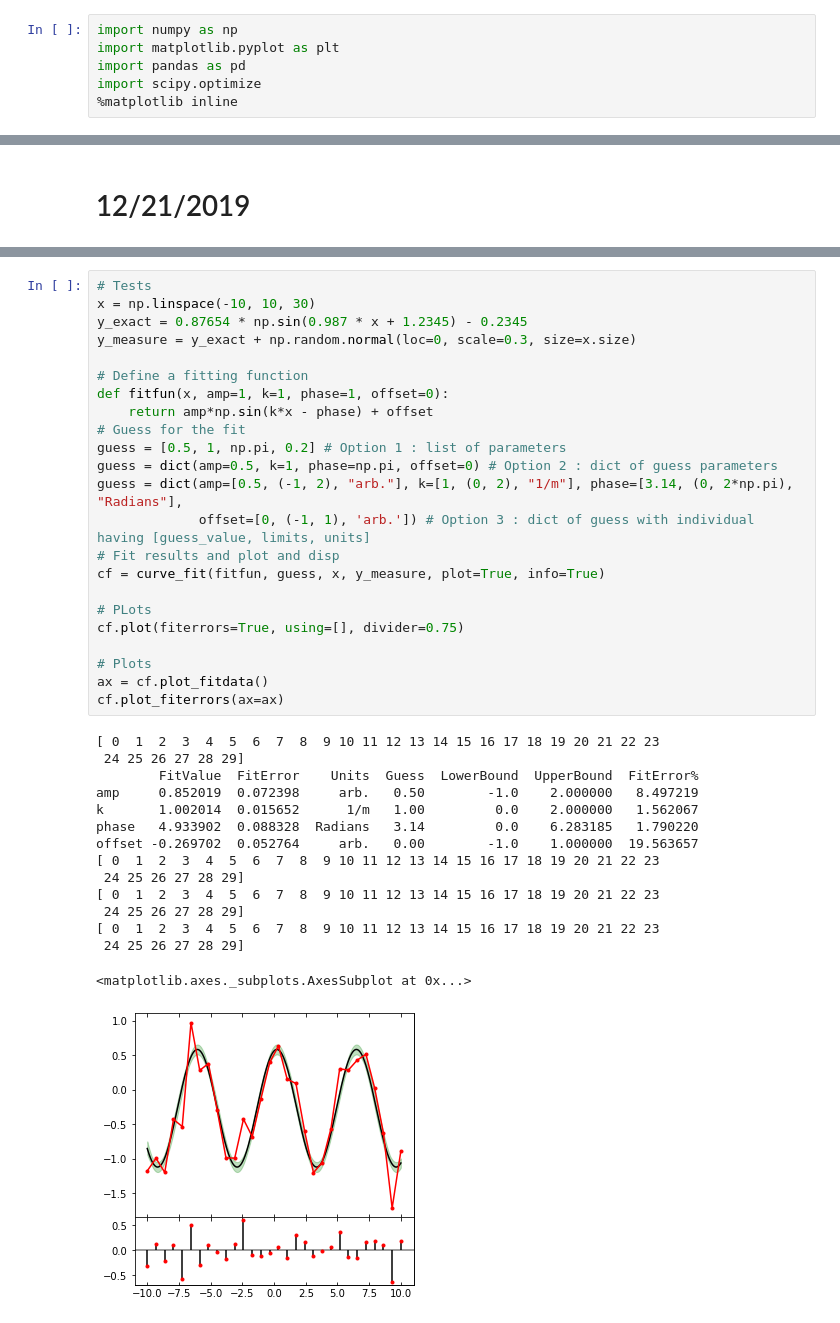
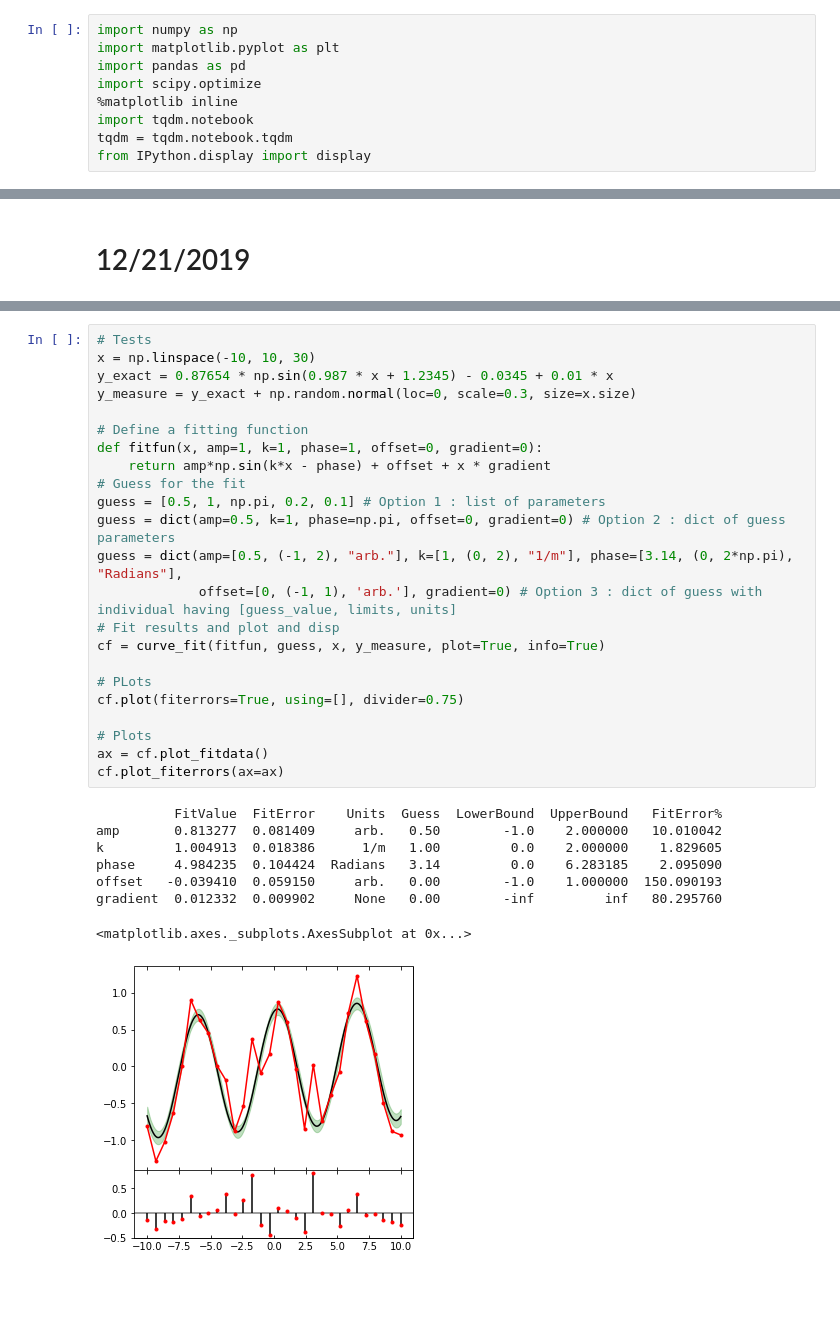
Before and after one commit to ranchop/therpy, a Jupyter notebook: notebooks/Development/curve_fit.ipynb, the cells around one changed output, grey strips where cells are left out. Saved outputs shown, nothing was run; the diff lists cells and outputs as text; blank space fills up the shorter version.

```diff
--- a/notebooks/Development/curve_fit.ipynb
+++ b/notebooks/Development/curve_fit.ipynb
@@ -4,6 +4,9 @@ import matplotlib.pyplot as plt
 import pandas as pd
 import scipy.optimize
 %matplotlib inline
+import tqdm.notebook
+tqdm = tqdm.notebook.tqdm
+from IPython.display import display
 # %%
 import therpy as tp
 divide_axes = tp.divide_axes
@@ -441,39 +507,32 @@ class curve_fit:
 # %%
 # Tests
 x = np.linspace(-10, 10, 30)
-y_exact = 0.87654 * np.sin(0.987 * x + 1.2345) - 0.2345
+y_exact = 0.87654 * np.sin(0.987 * x + 1.2345) - 0.0345 + 0.01 * x
 y_measure = y_exact + np.random.normal(loc=0, scale=0.3, size=x.size)
 
 # Define a fitting function
-def fitfun(x, amp=1, k=1, phase=1, offset=0):
-    return amp*np.sin(k*x - phase) + offset
+def fitfun(x, amp=1, k=1, phase=1, offset=0, gradient=0):
+    return amp*np.sin(k*x - phase) + offset + x * gradient
 # Guess for the fit
-guess = [0.5, 1, np.pi, 0.2] # Option 1 : list of parameters
-guess = dict(amp=0.5, k=1, phase=np.pi, offset=0) # Option 2 : dict of guess parameters
+guess = [0.5, 1, np.pi, 0.2, 0.1] # Option 1 : list of parameters
+guess = dict(amp=0.5, k=1, phase=np.pi, offset=0, gradient=0) # Option 2 : dict of guess parameters
 guess = dict(amp=[0.5, (-1, 2), "arb."], k=[1, (0, 2), "1/m"], phase=[3.14, (0, 2*np.pi), "Radians"],
-             offset=[0, (-1, 1), 'arb.']) # Option 3 : dict of guess with individual having [guess_value, limits, units]
+             offset=[0, (-1, 1), 'arb.'], gradient=0) # Option 3 : dict of guess with individual having [guess_value, limits, units]
 # Fit results and plot and disp
 cf = curve_fit(fitfun, guess, x, y_measure, plot=True, info=True)
 
 # PLots
 cf.plot(fiterrors=True, using=[], divider=0.75)
 
 # Plots
 ax = cf.plot_fitdata()
 cf.plot_fiterrors(ax=ax)
 # %% [output]
-[ 0  1  2  3  4  5  6  7  8  9 10 11 12 13 14 15 16 17 18 19 20 21 22 23
- 24 25 26 27 28 29]
-        FitValue  FitError    Units  Guess  LowerBound  UpperBound  FitError%
-amp     0.852019  0.072398     arb.   0.50        -1.0    2.000000   8.497219
-k       1.002014  0.015652      1/m   1.00         0.0    2.000000   1.562067
-phase   4.933902  0.088328  Radians   3.14         0.0    6.283185   1.790220
-offset -0.269702  0.052764     arb.   0.00        -1.0    1.000000  19.563657
-[ 0  1  2  3  4  5  6  7  8  9 10 11 12 13 14 15 16 17 18 19 20 21 22 23
- 24 25 26 27 28 29]
-[ 0  1  2  3  4  5  6  7  8  9 10 11 12 13 14 15 16 17 18 19 20 21 22 23
- 24 25 26 27 28 29]
-[ 0  1  2  3  4  5  6  7  8  9 10 11 12 13 14 15 16 17 18 19 20 21 22 23
- 24 25 26 27 28 29]
+          FitValue  FitError    Units  Guess  LowerBound  UpperBound   FitError%
+amp       0.813277  0.081409     arb.   0.50        -1.0    2.000000   10.010042
+k         1.004913  0.018386      1/m   1.00         0.0    2.000000    1.829605
+phase     4.984235  0.104424  Radians   3.14         0.0    6.283185    2.095090
+offset   -0.039410  0.059150     arb.   0.00        -1.0    1.000000  150.090193
+gradient  0.012332  0.009902     None   0.00        -inf         inf   80.295760
 <matplotlib.axes._subplots.AxesSubplot at 0x...>
-[figure, old version]
+[figure, new version]
```
Also changed, not shown: parts of 5 cells of this notebook, 2 other files.
